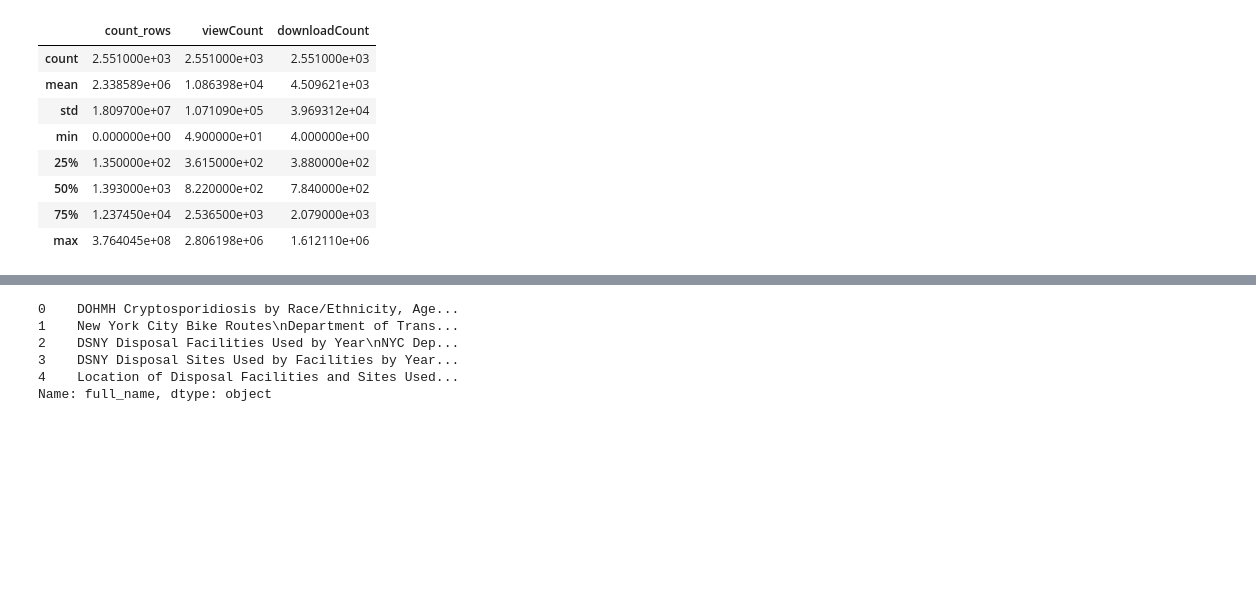
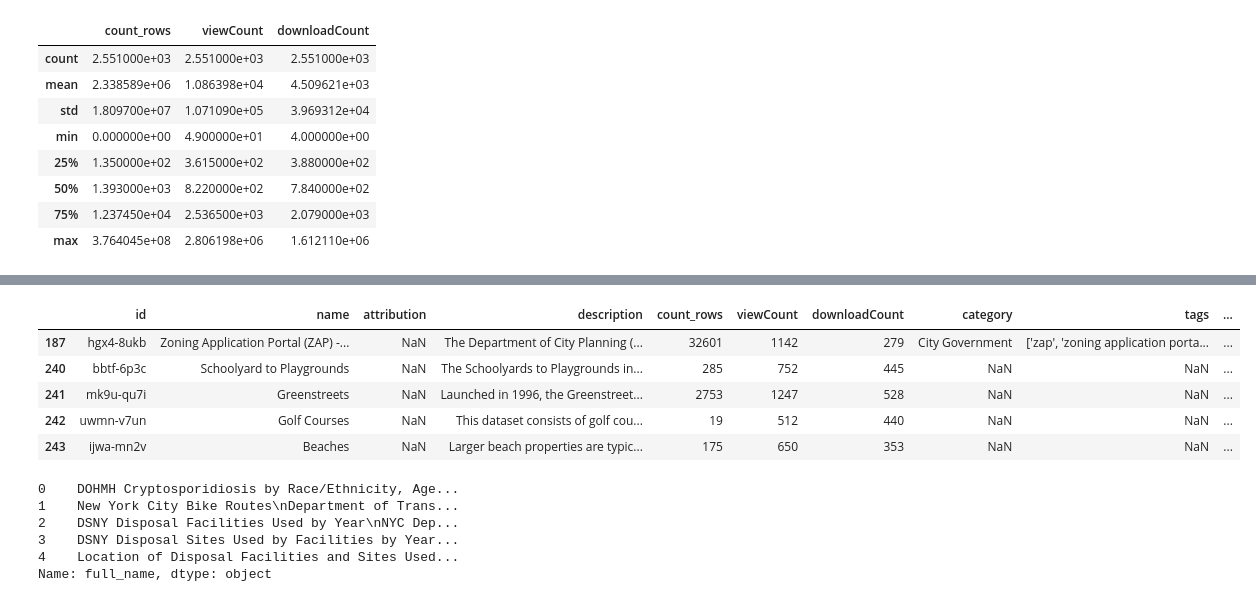
Before and after one commit to mebauer/nyc-open-bigdata, a Jupyter notebook: analysis.ipynb, the cells around one changed output, grey strips where cells are left out. Cells and saved outputs as stored; diff of their text form; code cells hidden in the pictures; blank space fills up the shorter version.

```diff
--- a/analysis.ipynb
+++ b/analysis.ipynb
@@ -113,4 +113,13 @@ df.describe(include='object')
 | unique | 2551 | 2544 | 202 | 2095 | 11 | 1397 | 2548 | 1918 | 2528 | ... |
 | top | fkec-mjr6 | Students Receiving Recommended Sp... | NYC Department of Education | The Department of Finance (DOF) i... | Education | ['lifelong learning'] | 2013-08-22T19:00:41+0000 | 2022-09-23T19:23:10+0000 | 2024-08-19T13:01:34+0000 | ... |
 | freq | 1 | 2 | 472 | 26 | 869 | 26 | 2 | 15 | 2 | ... |
+# %%
+df.loc[df['attribution'].isnull()].head()
+# %% [output]
+|  | id | name | attribution | description | count_rows | viewCount | downloadCount | category | tags | ... |
+| 187 | hgx4-8ukb | Zoning Application Portal (ZAP) -... | NaN | The Department of City Planning (... | 32601 | 1142 | 279 | City Government | ['zap', 'zoning application porta... | ... |
+| 240 | bbtf-6p3c | Schoolyard to Playgrounds | NaN | The Schoolyards to Playgrounds in... | 285 | 752 | 445 | NaN | NaN | ... |
+| 241 | mk9u-qu7i | Greenstreets | NaN | Launched in 1996, the Greenstreet... | 2753 | 1247 | 528 | NaN | NaN | ... |
+| 242 | uwmn-v7un | Golf Courses | NaN | This dataset consists of golf cou... | 19 | 512 | 440 | NaN | NaN | ... |
+| 243 | ijwa-mn2v | Beaches | NaN | Larger beach properties are typic... | 175 | 650 | 353 | NaN | NaN | ... |
 # %%
```
Also changed, not shown: parts of 3 cells of this notebook, 1 other file.
